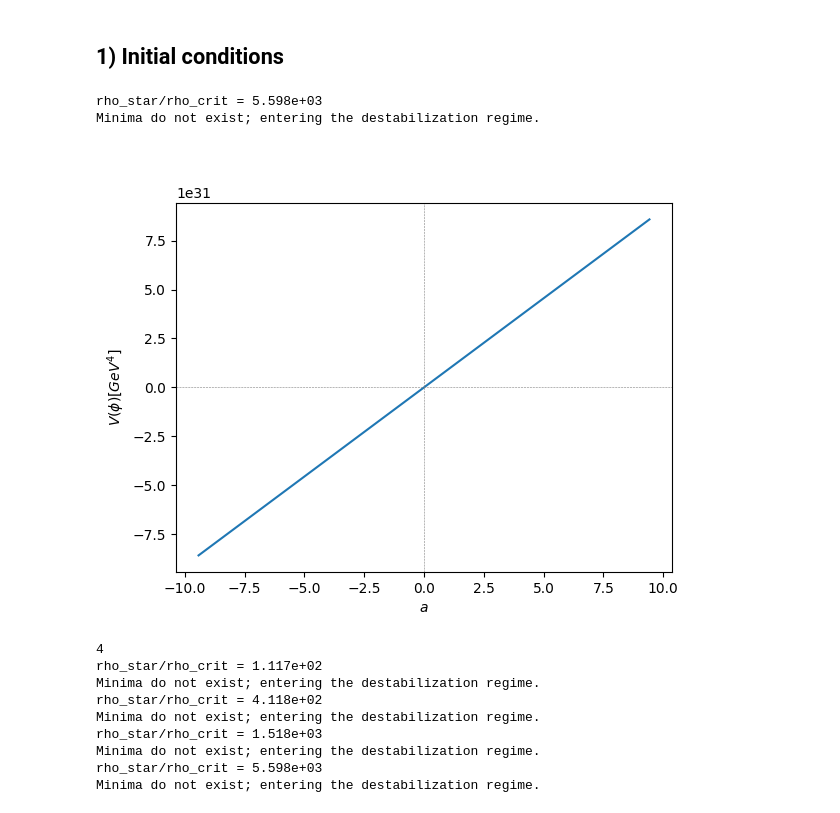
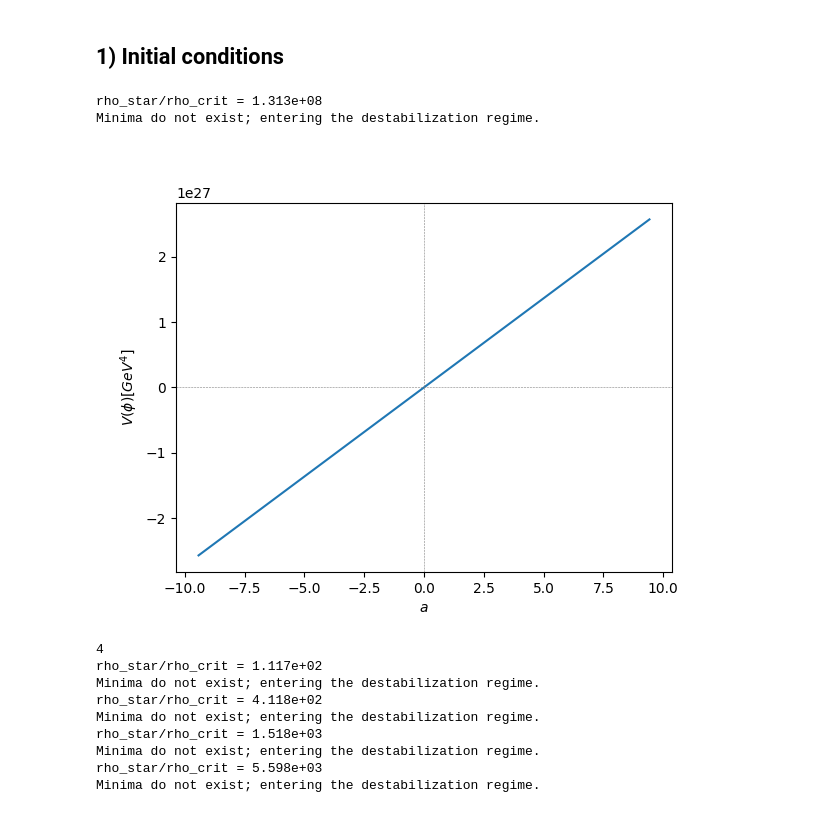
Before and after one commit to omarxz/pyTOVsolver, a Jupyter notebook: solver_full_test.ipynb, the cells around one changed output. Cells and saved outputs as stored; diff of their text form; code cells hidden in the pictures.

```diff
--- a/solver_full_test.ipynb
+++ b/solver_full_test.ipynb
@@ -14,30 +14,30 @@ apr_eos = NeutronStarEOS('APR')
 ## 1) Initial conditions
 # %%
 plt.close('all')
-rho_c = 10**16.2
-ode_system.ma = 2.8e-12 * 1e-9 * cmToGeVInv
-g_s_N = 6e-22
+rho_c = 10**14.5
+g_s_N = 9e-25
 ode_system.mu = (NeutronMass)/(g_s_N) * PhiFaGeVToCGs
+ode_system.ma = 1e-16 * 1e-9 * cmToGeVInv
 ode_system.fa = 1e15 * PhiFaGeVToCGs
 
 def axion_potential(a,rho_c):
     V_eff = ma**2 * fa**2 * (1-np.cos(a)) + (fa*a/mu)*rho_c*c**2
     return V_eff
 
 a_minimum = axion_initial_guess(rho_c)
 
 a = np.linspace(-3*np.pi, 3*np.pi,1000)
 
 plt.plot(a, axion_potential(a, rho_c));
 plt.xlabel(r'$a$')
 plt.axhline(y=0, linestyle='--', color='grey', linewidth=0.4)
 plt.axvline(x=0, linestyle='--', color='grey', linewidth=0.4)
 plt.ylabel(r"$V(\phi)[GeV^4]$");
 plt.show()
 # %% [output]
-rho_star/rho_crit = 5.598e+03
+rho_star/rho_crit = 1.313e+08
 Minima do not exist; entering the destabilization regime.
-[figure, old version]
+[figure, new version]
 # %%
 rho_c_list = [10**i for i in np.linspace(14.5,16.2,4)]
 print(len(rho_c_list))
```
Also changed, not shown: 6 other files.
